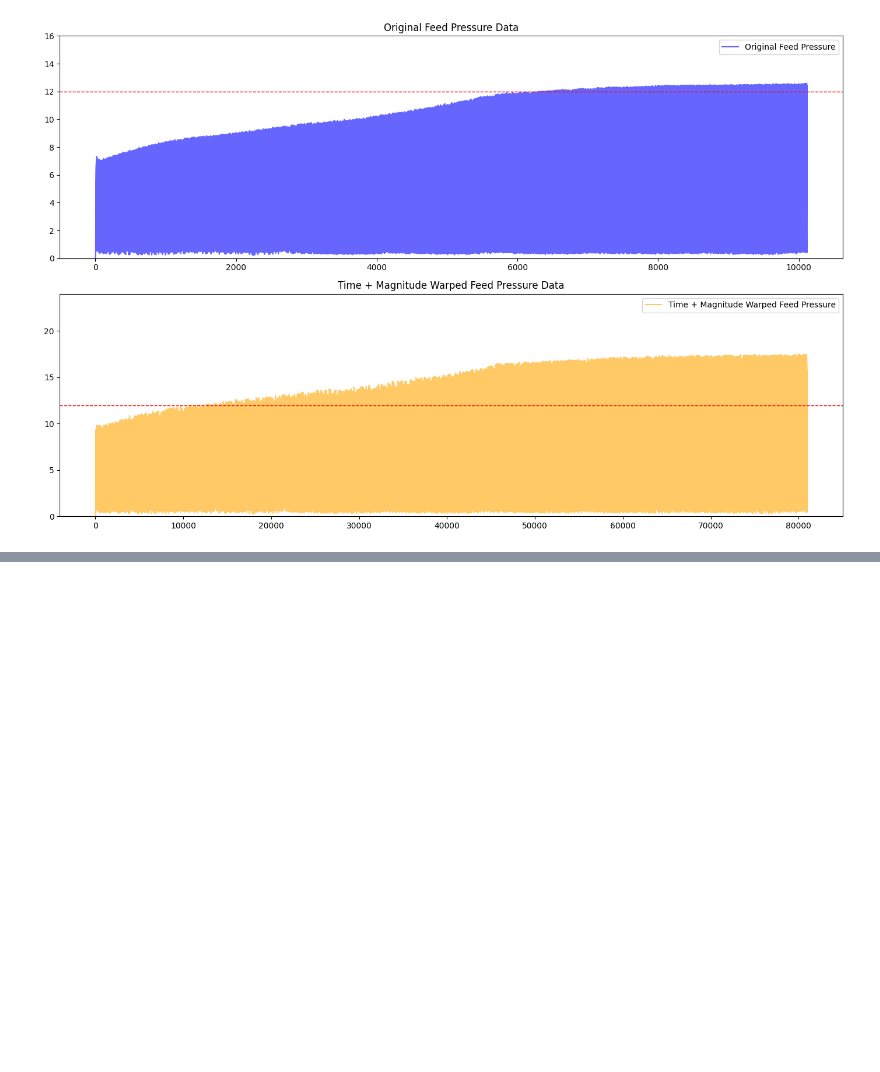
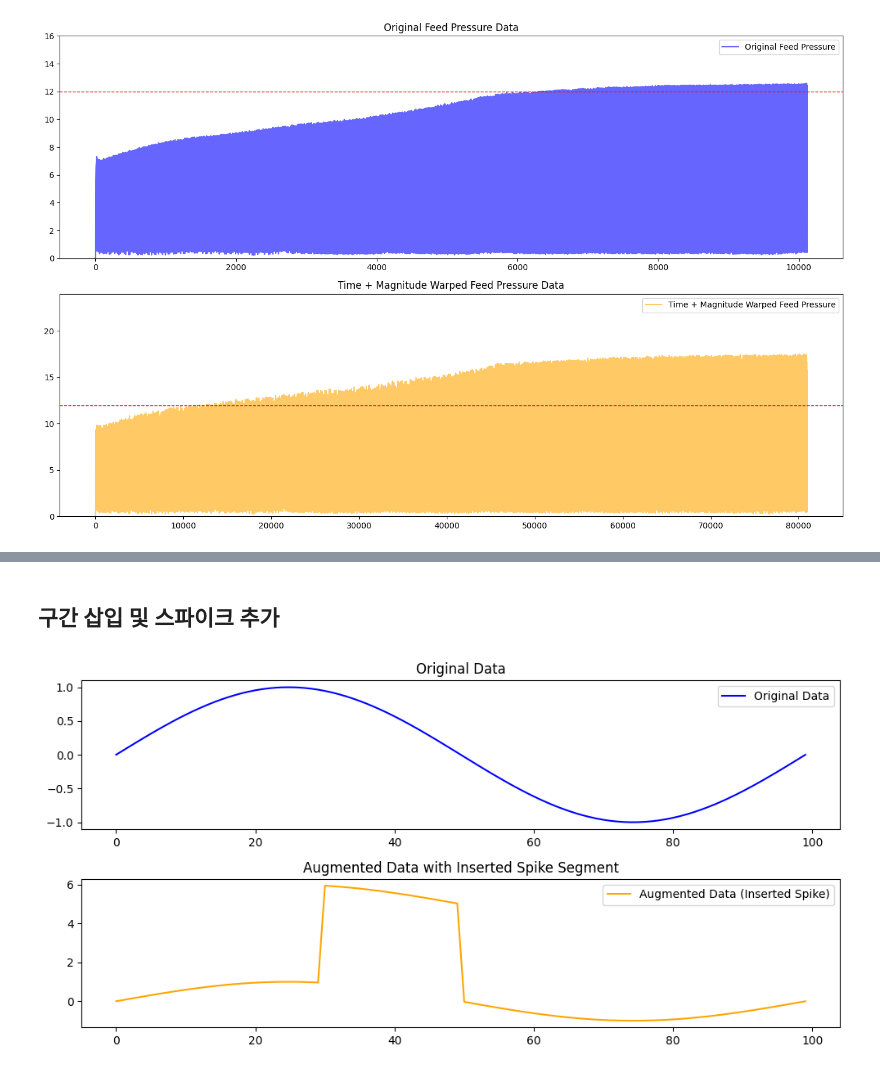
Before and after one commit to AquaMarine-AI/ProjectAW, a Jupyter notebook: time&Magnitude_Warping.ipynb, the cells around one changed output, grey strips where cells are left out. Saved outputs shown, nothing was run; the diff lists cells and outputs as text; code cells hidden in the pictures; blank space fills up the shorter version.

```diff
--- a/time&Magnitude_Warping.ipynb
+++ b/time&Magnitude_Warping.ipynb
@@ -409,0 +519,31 @@ plt.show()
+# %% [markdown]
+## 구간 삽입 및 스파이크 추가
+# %%
+# 데이터 증강 (구간 삽입 및 스파이크 추가)
+def insert_spike_segment(data, spike_value=5, start_position=30, end_position=60):
+    augmented_data = data.copy()
+    augmented_data[start_position:end_position] += spike_value  # 중간 구간에 스파이크를 추가
+    return augmented_data
+
+# 스파이크 추가된 데이터
+augmented_data_with_segment = insert_spike_segment(original_data, spike_value=5, start_position=30, end_position=50)
+
+# 시각화
+plt.figure(figsize=(10, 5))
+
+# 원본 데이터 시각화
+plt.subplot(2, 1, 1)
+plt.plot(original_data, label='Original Data', color='blue')
+plt.title('Original Data')
+plt.legend()
+
+# 스파이크가 추가된 데이터 시각화
+plt.subplot(2, 1, 2)
+plt.plot(augmented_data_with_segment, label='Augmented Data (Inserted Spike)', color='orange')
+plt.title('Augmented Data with Inserted Spike Segment')
+plt.legend()
+
+plt.tight_layout()
+plt.show()
+# %% [output]
+[figure, added]
```
Also changed, not shown: parts of 5 cells of this notebook.
